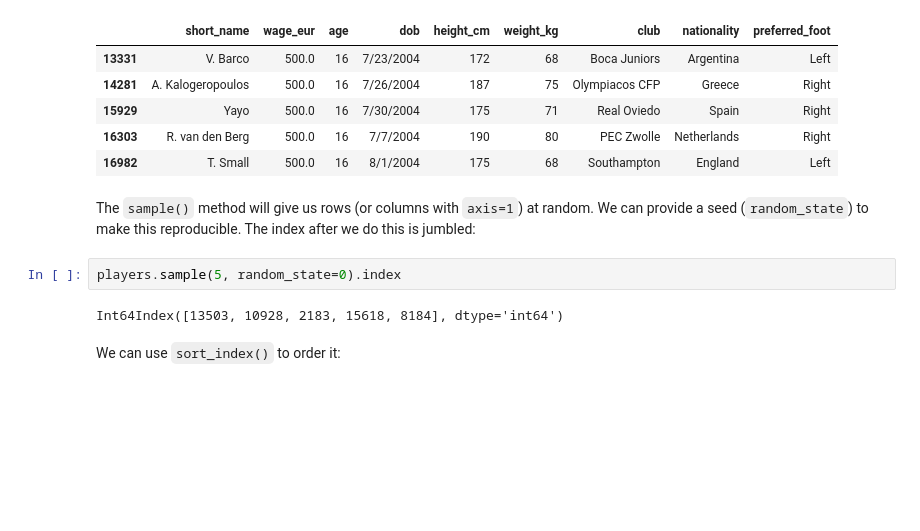
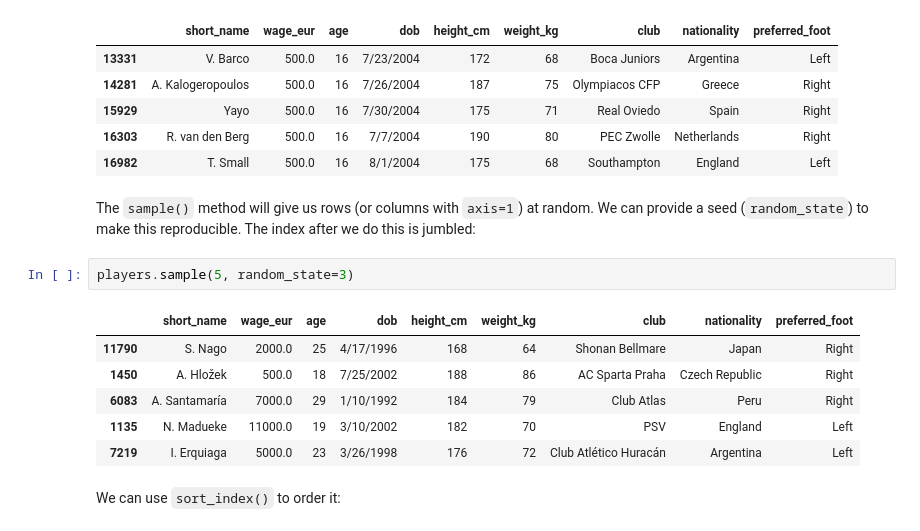
Before and after one commit to idris10x/introduction-to-football-analytics-with-python, a Jupyter notebook: 05_cleaning_data.ipynb, the cells around one changed output. Cells and saved outputs as stored; diff of their text form; blank space fills up the shorter version.

```diff
--- a/05_cleaning_data.ipynb
+++ b/05_cleaning_data.ipynb
@@ -110,9 +104,14 @@ players.nsmallest(n=5, columns=['wage_eur', 'age'])
 # %% [markdown]
 The `sample()` method will give us rows (or columns with `axis=1`) at random. We can provide a seed (`random_state`) to make this reproducible. The index after we do this is jumbled:
 # %%
-players.sample(5, random_state=0).index
+players.sample(5, random_state=3)
 # %% [output]
-Int64Index([13503, 10928, 2183, 15618, 8184], dtype='int64')
+|  | short_name | wage_eur | age | dob | height_cm | weight_kg | club | nationality | preferred_foot |
+| 11790 | S. Nago | 2000.0 | 25 | 4/17/1996 | 168 | 64 | Shonan Bellmare | Japan | Right |
+| 1450 | A. Hložek | 500.0 | 18 | 7/25/2002 | 188 | 86 | AC Sparta Praha | Czech Republic | Right |
+| 6083 | A. Santamaría | 7000.0 | 29 | 1/10/1992 | 184 | 79 | Club Atlas | Peru | Right |
+| 1135 | N. Madueke | 11000.0 | 19 | 3/10/2002 | 182 | 70 | PSV | England | Left |
+| 7219 | I. Erquiaga | 5000.0 | 23 | 3/26/1998 | 176 | 72 | Club Atlético Huracán | Argentina | Left |
 # %% [markdown]
 We can use `sort_index()` to order it:
 # %%
```
Also changed, not shown: parts of 3 cells of this notebook.
